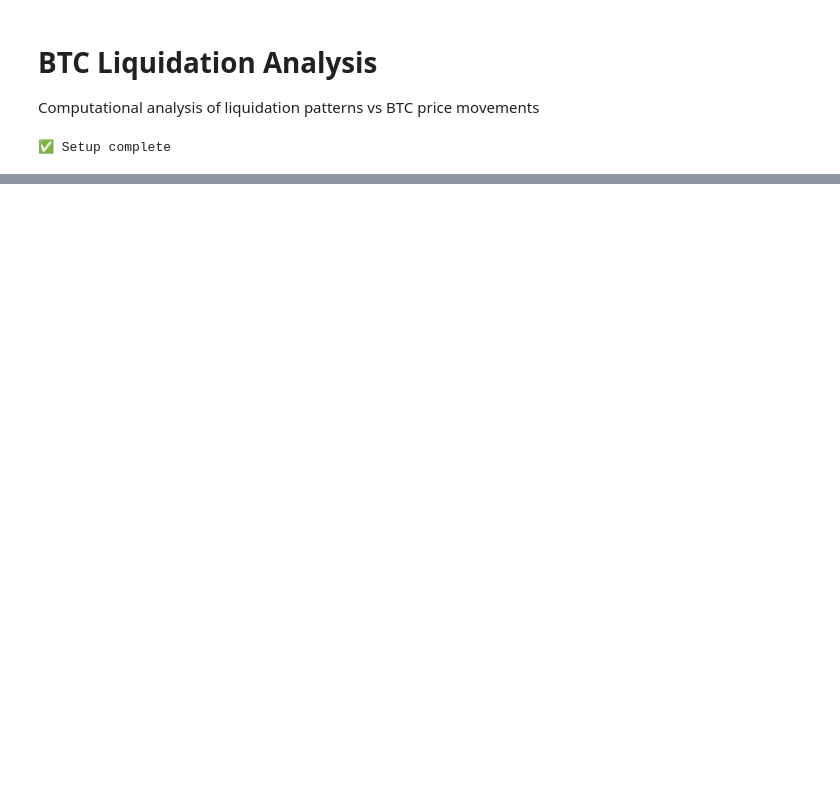
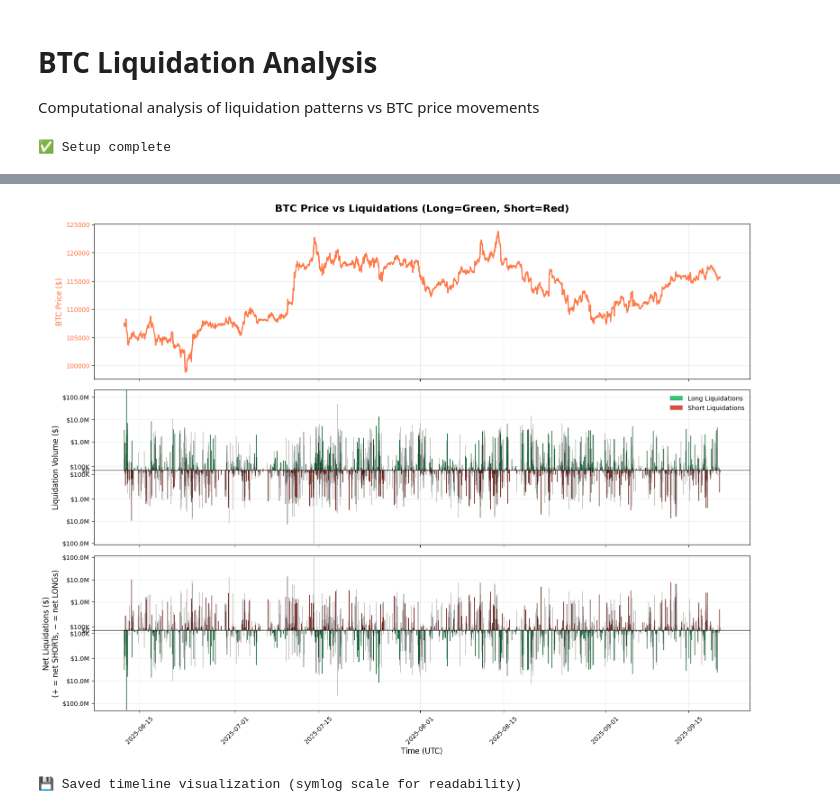
Before and after one commit to dev-personal-projects/btc-liquidation-prediction, a Jupyter notebook: notebooks/liquidation_analysis.ipynb, the cells around one changed output, grey strips where cells are left out. Cells and saved outputs as stored; diff of their text form; code cells hidden in the pictures; blank space fills up the shorter version.

```diff
--- a/notebooks/liquidation_analysis.ipynb
+++ b/notebooks/liquidation_analysis.ipynb
@@ -330,3 +159,75 @@ if data is not None and len(data) > 0:
+# %%
+# Visualization 1: Price vs Liquidations Timeline (with robust scaling)
+if data is not None and len(data) > 0:
+    fig, (ax1, ax2, ax3) = plt.subplots(3, 1, figsize=(16, 12), sharex=True)
+
+    # 1) BTC price
+    ax1.plot(data['timestamp_utc'], data['close'], color='#FF6B35', linewidth=2, alpha=0.9)
+    ax1.set_ylabel('BTC Price ($)', fontsize=12, color='#FF6B35')
+    ax1.tick_params(axis='y', labelcolor='#FF6B35')
+    ax1.set_title('BTC Price vs Liquidations (Long=Green, Short=Red)', fontsize=16, fontweight='bold', pad=20)
+    ax1.grid(True, alpha=0.3)
+
+    # Bar width per interval - made wider for better visibility
+    width = pd.Timedelta(minutes=50) if INTERVAL.upper() == "1H" else pd.Timedelta(days=0.9)
+
+    # Precompute values
+    long_usd  = data['long_liq_usd'].astype(float)
+    short_usd = data['short_liq_usd'].astype(float)
+    net_usd   = data['net_liq_usd'].astype(float)
+
+    # ------- Robust scaling: symmetric log for liquidation axes -------
+    # Choose linthresh from lower percentile to make small bars more visible
+    def _linthresh(series, default=1e4):
+        s = series.replace([np.inf, -np.inf], np.nan).dropna().abs()
+        s = s[s > 0]
+        if len(s) == 0:
+            return default
+        q = float(s.quantile(0.75))  # Use 75th percentile instead of 95th
+        return max(default, q)  # at least default
+
+    linthresh_liq = _linthresh(pd.concat([long_usd, short_usd]), default=1e4)  # Lower default threshold
+    linthresh_net = _linthresh(net_usd, default=1e4)  # Lower default threshold
+
+    # 2) Long (green, positive) vs Short (red, plotted negative) bars
+    ax2.bar(data['timestamp_utc'], long_usd,  width=width,
+            alpha=1.0, color='#2ecc71', label='Long Liquidations', edgecolor='black', linewidth=0.3)
+    ax2.bar(data['timestamp_utc'], -short_usd, width=width,
+            alpha=1.0, color='#e74c3c', label='Short Liquidations', edgecolor='black', linewidth=0.3)
+    ax2.axhline(y=0, color='black', linestyle='-', alpha=0.6, linewidth=1)
+    ax2.set_ylabel('Liquidation Volume ($)', fontsize=12)
+    ax2.legend(loc='upper right', frameon=False)
+    ax2.grid(True, alpha=0.25)
+
+    # Apply symmetric log scale so small bars stand out while big spikes compress
+    ax2.set_yscale('symlog', linthresh=linthresh_liq)
+
+    ax2.yaxis.set_major_formatter(plt.FuncFormatter(
+        lambda x, p: f'${abs(x)/1e6:.1f}M' if abs(x) >= 1e6 else f'${abs(x)/1e3:.0f}K' if abs(x) >= 1e3 else f'${int(abs(x))}'
+    ))
+
+    # 3) Net Liquidations (net = short - long)
+    colors = ['#e74c3c' if v > 0 else '#2ecc71' if v < 0 else '#95a5a6' for v in net_usd]
+    ax3.bar(data['timestamp_utc'], net_usd, width=width, alpha=1.0, color=colors, edgecolor='black', linewidth=0.3)
+    ax3.axhline(y=0, color='black', linestyle='-', alpha=0.8, linewidth=1)
+    ax3.set_ylabel('Net Liquidations ($)\n(+ = net SHORTs, − = net LONGs)', fontsize=12)
+    ax3.set_xlabel('Time (UTC)', fontsize=12)
+    ax3.grid(True, alpha=0.25)
+
+    ax3.set_yscale('symlog', linthresh=linthresh_net)
+    ax3.yaxis.set_major_formatter(plt.FuncFormatter(
+        lambda x, p: f'${abs(x)/1e6:.1f}M' if abs(x) >= 1e6 else f'${abs(x)/1e3:.0f}K' if abs(x) >= 1e3 else f'${int(abs(x))}'
+    ))
+
+    plt.tight_layout()
+    plt.xticks(rotation=45)
+    plt.show()
+
+    fig.savefig('../data/processed/liquidation_timeline.png', dpi=500, bbox_inches='tight')
+    print("💾 Saved timeline visualization (symlog scale for readability)")
+# %% [output]
+[figure, added]
+💾 Saved timeline visualization (symlog scale for readability)
 # %%
 # Visualization 2: Correlation Analysis
 if data is not None and len(data) > 1:
```
Also changed, not shown: parts of 9 cells of this notebook, 10 other files.
